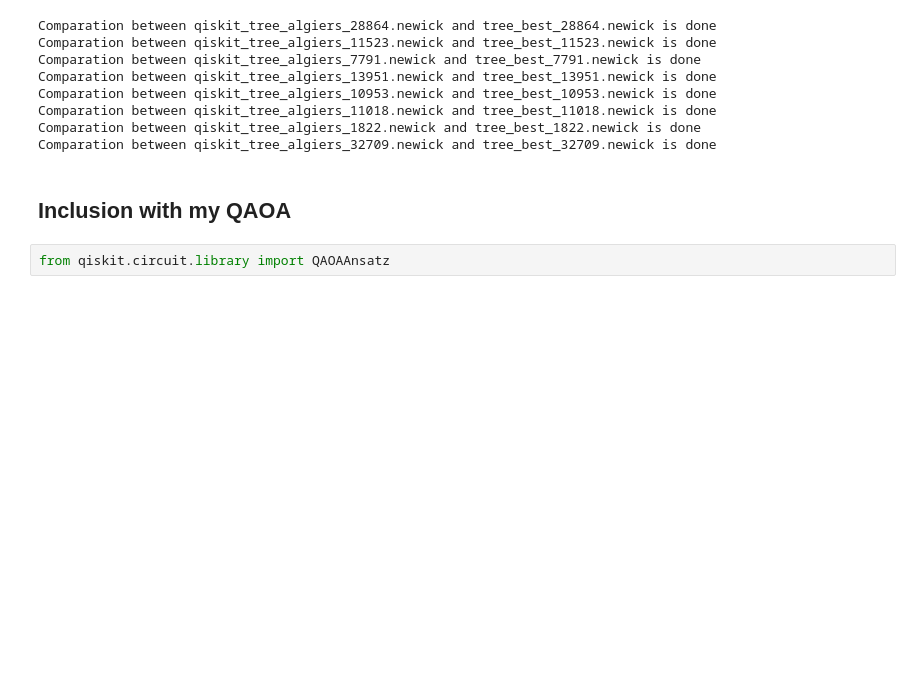
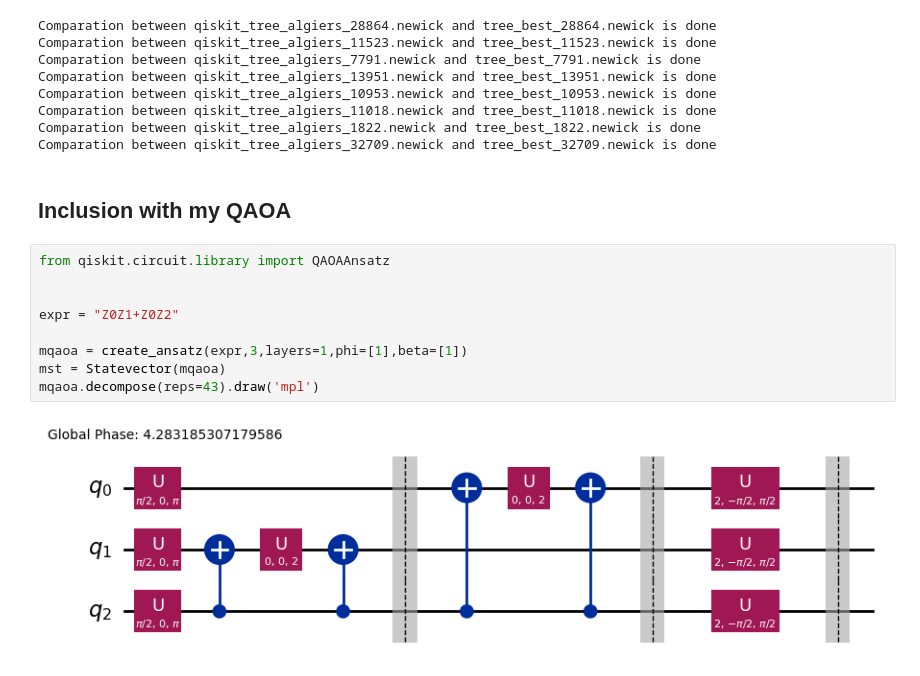
Before and after one commit to Nicofero/PhyloTree_ReConst, a Jupyter notebook: miscelaneous/new_qaoa.ipynb, the cells around one changed output. Saved outputs shown, nothing was run; the diff lists cells and outputs as text; blank space fills up the shorter version.

```diff
--- a/miscelaneous/new_qaoa.ipynb
+++ b/miscelaneous/new_qaoa.ipynb
@@ -966,5 +966,14 @@ Comparation between qiskit_tree_algiers_1822.newick and tree_best_1822.newick is
 Comparation between qiskit_tree_algiers_32709.newick and tree_best_32709.newick is done
 # %% [markdown]
 ## Inclusion with my QAOA
-# %%
-from qiskit.circuit.library import QAOAAnsatz
+# %%
+from qiskit.circuit.library import QAOAAnsatz
+
+
+expr = "Z0Z1+Z0Z2"
+
+mqaoa = create_ansatz(expr,3,layers=1,phi=[1],beta=[1])
+mst = Statevector(mqaoa)
+mqaoa.decompose(reps=43).draw('mpl')
+# %% [output]
+[figure, added]
```
Also changed, not shown: parts of 11 cells of this notebook, 2 other files.
